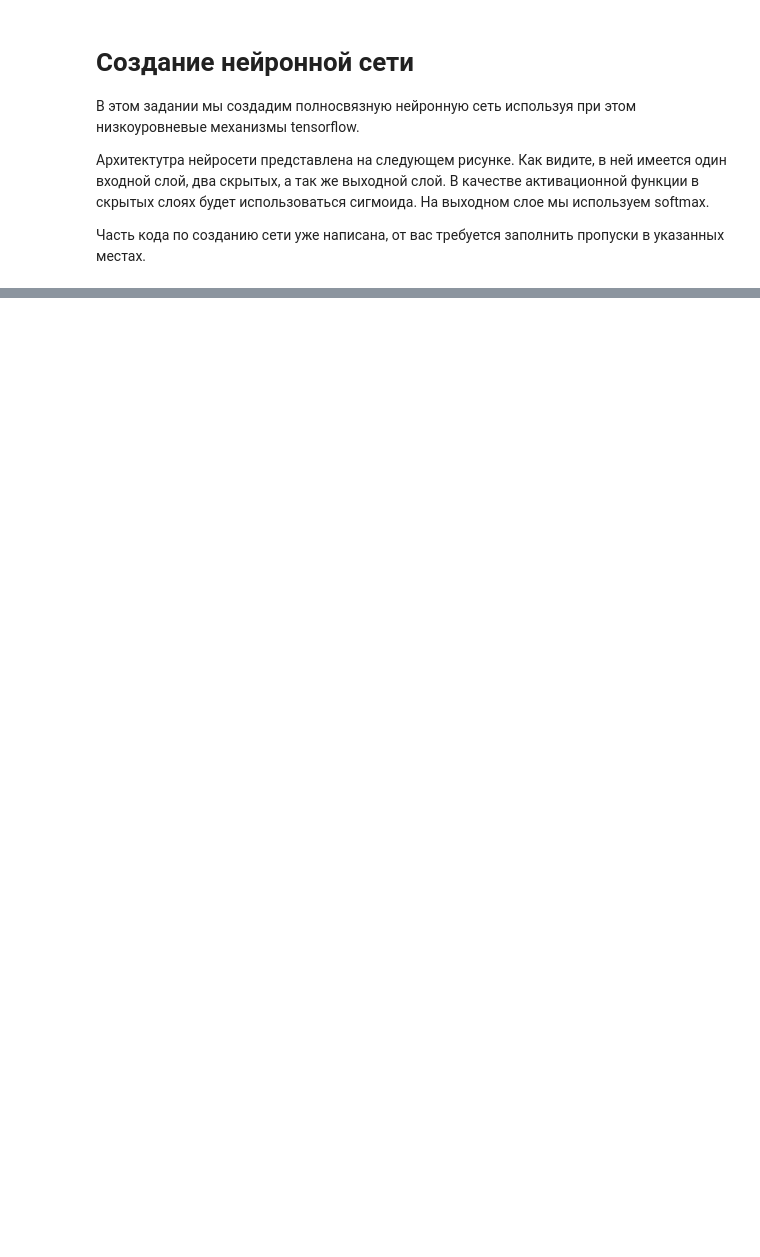
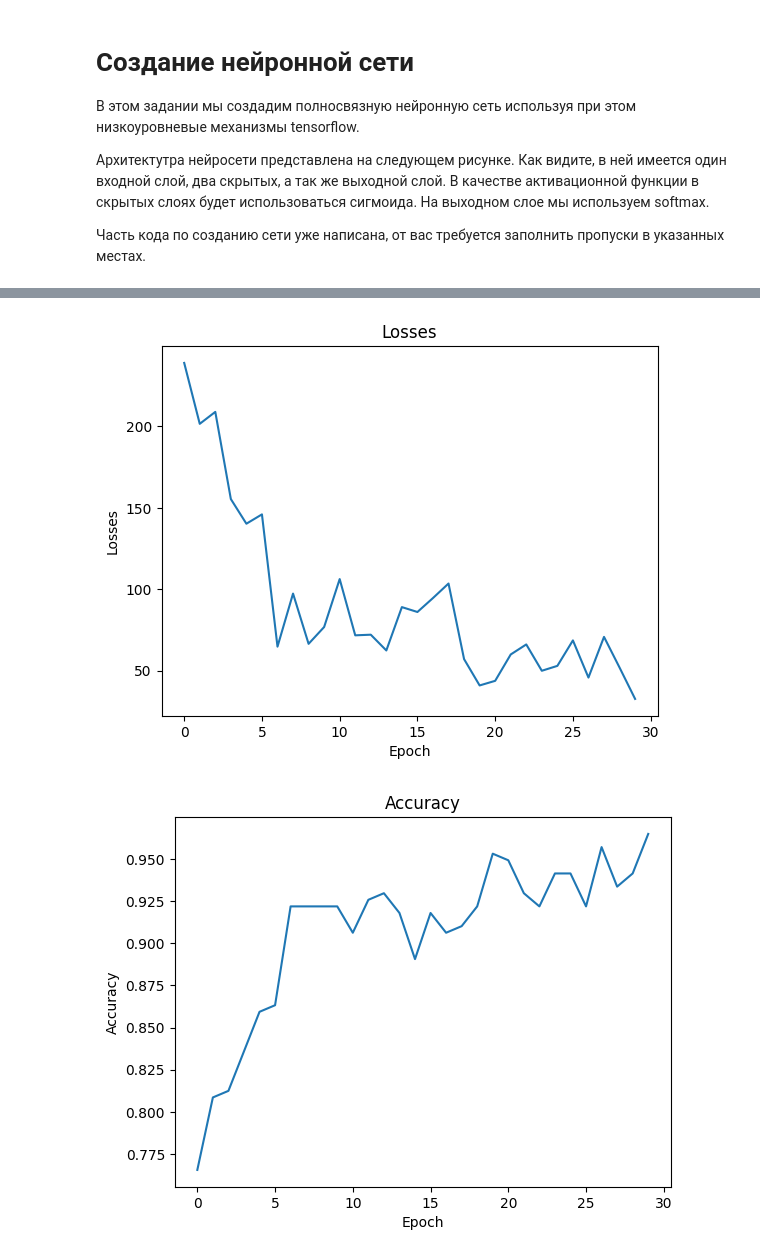
Before and after one commit to Mephod1y/DataScience, a Jupyter notebook: Hw8.ipynb, the cells around one changed output, grey strips where cells are left out. Drawn from its saved outputs; the diff is of its cells as text; code cells hidden in the pictures; blank space fills up the shorter version.

```diff
--- a/Hw8.ipynb
+++ b/Hw8.ipynb
@@ -63,15 +66,11 @@ train_data = train_data.repeat().shuffle(5000).batch(batch_size).prefetch(1)
 class DenseLayer(tf.Module):
     def __init__(self, in_features, out_features, name=None):
         super().__init__(name=name)
-        self.w = tf.Variable(tf.random.normal([in_features, out_features]), name='weights')
-        self.b = tf.Variable(tf.zeros([out_features]), name='bias')
+        self.weights = tf.Variable(tf.random.normal([in_features, out_features]))
+        self.biases = tf.Variable(tf.zeros([out_features]))
 
     def __call__(self, x, out=0):
-        y = tf.matmul(x, self.w) + self.b
-        if out == 0:
-          return tf.nn.sigmoid(y)
-        else:
-          return tf.nn.softmax(y)
+        return tf.matmul(x, self.weights) + self.biases
 
 
 class NN(tf.Module):
@@ -185,5 +180,20 @@ Step 1900, Loss: 514.4003, Accuracy: 0.1016
 # %%
 # Выведите графики зависимости изменения точности и потерь от шага
 # Если все сделано правильно, то точность должна расти, а потери уменьшаться
 
-# Место для вашего кода
+plt.figure()
+plt.plot(loss_history)
+plt.title('Losses')
+plt.ylabel('Losses')
+plt.xlabel('Epoch')
+plt.show()
+
+plt.figure()
+plt.plot(accuracy_history)
+plt.title('Accuracy')
+plt.ylabel('Accuracy')
+plt.xlabel('Epoch')
+plt.show()
+# %% [output]
+[figure, added]
+[figure, added]
```
Also changed, not shown: parts of 7 cells of this notebook.
